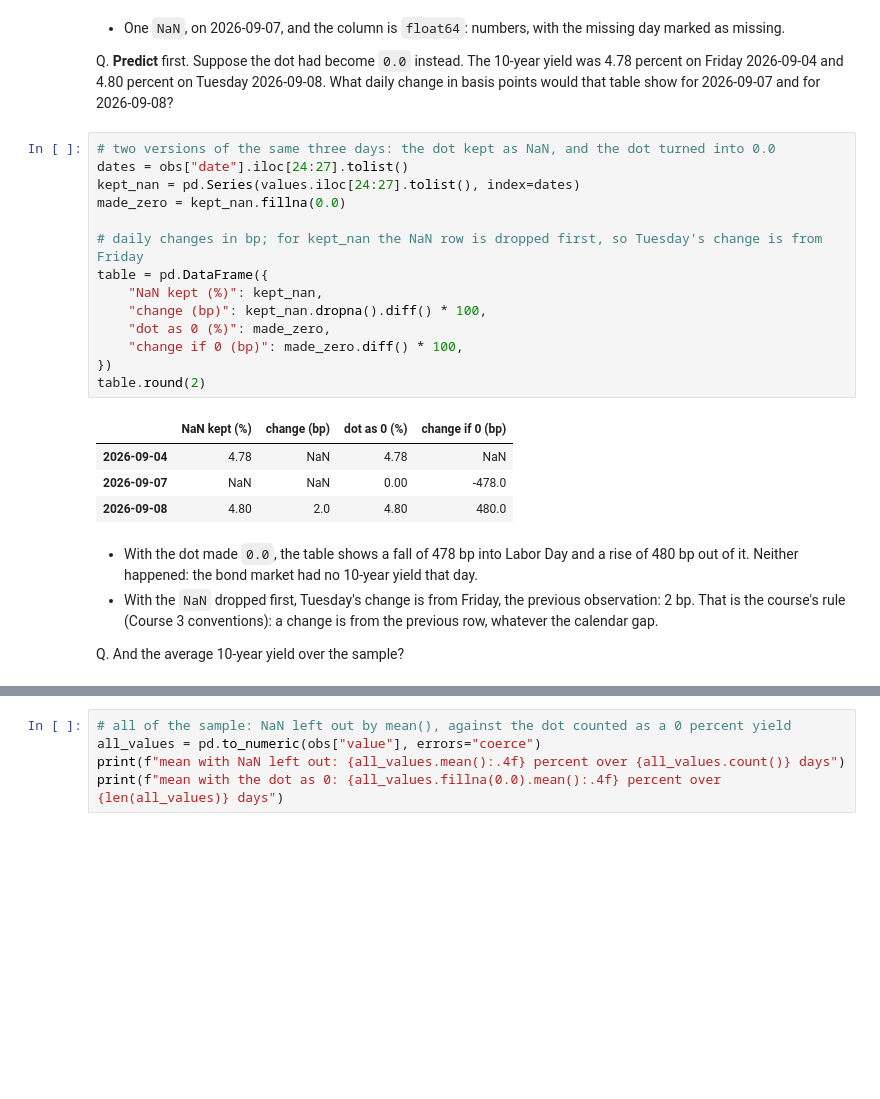
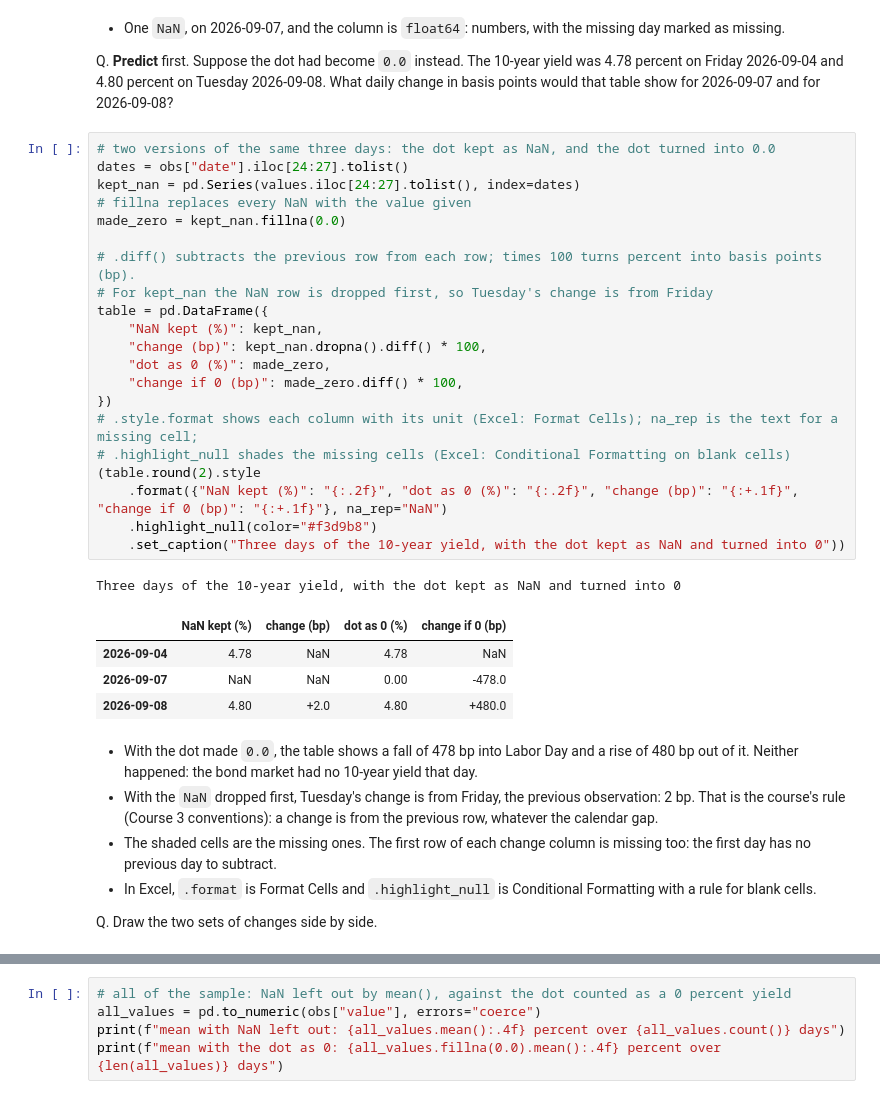
Before and after one commit to lenamonj/python-fixed-income, a Jupyter notebook: course3_market_data/week1/day2/02_json_and_the_fred_api.ipynb, the cells around one changed output, grey strips where cells are left out. Cells and saved outputs as stored; diff of their text form; blank space fills up the shorter version.

```diff
--- a/course3_market_data/week1/day2/02_json_and_the_fred_api.ipynb
+++ b/course3_market_data/week1/day2/02_json_and_the_fred_api.ipynb
@@ -1078,24 +1192,34 @@ Q. **Predict** first. Suppose the dot had become `0.0` instead. The 10-year yiel
 # %%
 # two versions of the same three days: the dot kept as NaN, and the dot turned into 0.0
 dates = obs["date"].iloc[24:27].tolist()
 kept_nan = pd.Series(values.iloc[24:27].tolist(), index=dates)
+# fillna replaces every NaN with the value given
 made_zero = kept_nan.fillna(0.0)
 
-# daily changes in bp; for kept_nan the NaN row is dropped first, so Tuesday's change is from Friday
+# .diff() subtracts the previous row from each row; times 100 turns percent into basis points (bp).
+# For kept_nan the NaN row is dropped first, so Tuesday's change is from Friday
 table = pd.DataFrame({
     "NaN kept (%)": kept_nan,
     "change (bp)": kept_nan.dropna().diff() * 100,
     "dot as 0 (%)": made_zero,
     "change if 0 (bp)": made_zero.diff() * 100,
 })
-table.round(2)
+# .style.format shows each column with its unit (Excel: Format Cells); na_rep is the text for a missing cell;
+# .highlight_null shades the missing cells (Excel: Conditional Formatting on blank cells)
+(table.round(2).style
+    .format({"NaN kept (%)": "{:.2f}", "dot as 0 (%)": "{:.2f}", "change (bp)": "{:+.1f}", "change if 0 (bp)": "{:+.1f}"}, na_rep="NaN")
+    .highlight_null(color="#f3d9b8")
+    .set_caption("Three days of the 10-year yield, with the dot kept as NaN and turned into 0"))
 # %% [output]
+Three days of the 10-year yield, with the dot kept as NaN and turned into 0
 |  | NaN kept (%) | change (bp) | dot as 0 (%) | change if 0 (bp) |
 | 2026-09-04 | 4.78 | NaN | 4.78 | NaN |
 | 2026-09-07 | NaN | NaN | 0.00 | -478.0 |
-| 2026-09-08 | 4.80 | 2.0 | 4.80 | 480.0 |
+| 2026-09-08 | 4.80 | +2.0 | 4.80 | +480.0 |
 # %% [markdown]
 * With the dot made `0.0`, the table shows a fall of 478 bp into Labor Day and a rise of 480 bp out of it. Neither happened: the bond market had no 10-year yield that day.
 * With the `NaN` dropped first, Tuesday's change is from Friday, the previous observation: 2 bp. That is the course's rule (Course 3 conventions): a change is from the previous row, whatever the calendar gap.
+* The shaded cells are the missing ones. The first row of each change column is missing too: the first day has no previous day to subtract.
+* In Excel, `.format` is Format Cells and `.highlight_null` is Conditional Formatting with a rule for blank cells.
 
-Q. And the average 10-year yield over the sample?
+Q. Draw the two sets of changes side by side.
```
Also changed, not shown: parts of 27 cells of this notebook, 2 other files.
